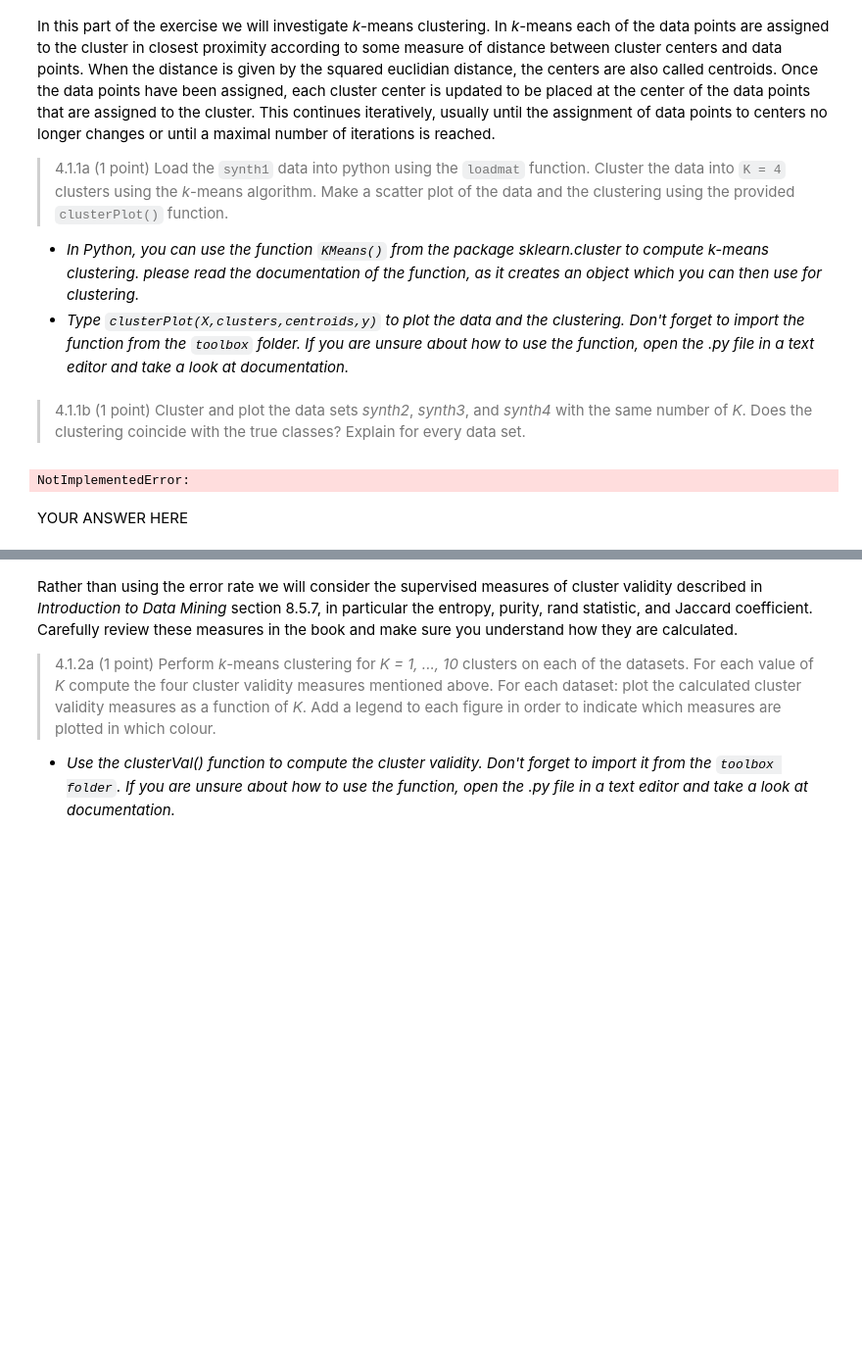
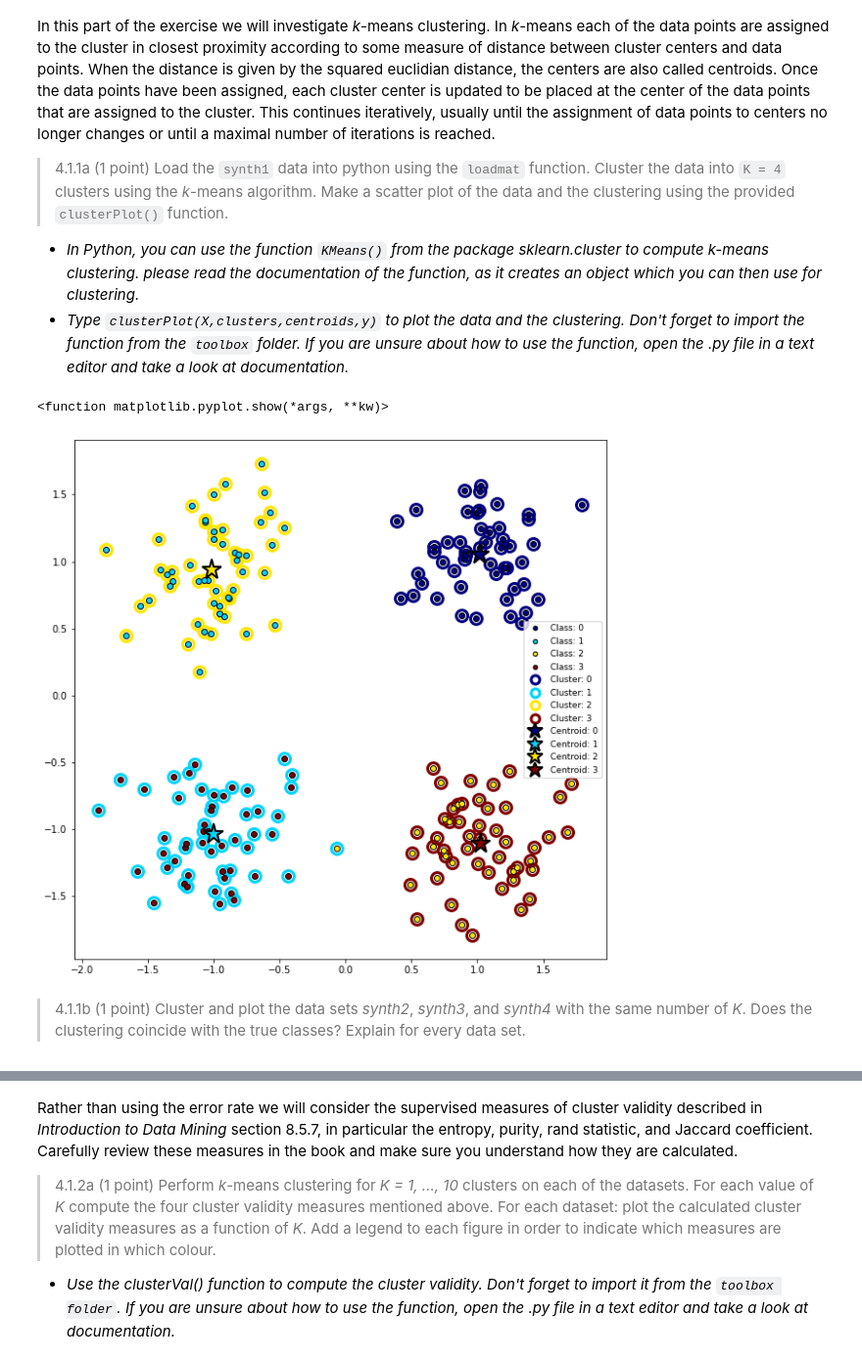
Before and after one commit to CornelisseMichael/Datamining, a Jupyter notebook: assignment_4/Assignment_4.ipynb, the cells around one changed output, grey strips where cells are left out. Shown at 98% size. Cells and saved outputs as stored; diff of their text form; code cells hidden in the pictures; blank space fills up the shorter version.

```diff
--- a/assignment_4/Assignment_4.ipynb
+++ b/assignment_4/Assignment_4.ipynb
@@ -48,21 +48,29 @@ In this part of the exercise we will investigate *k*-means clustering. In *k*-me
 # %%
 ##Answer to question 4.1.1a
 # YOUR CODE HERE
 import numpy as np
 from scipy.io import loadmat
 from sklearn.cluster import KMeans
 import matplotlib.pyplot as plt
 import sys
 sys.path.append('../')
 from toolbox.clusterPlot import clusterPlot
 from toolbox.clusterVal import clusterVal
+
+synth1 = loadmat('./data/synth1.mat')
+#print(synth1)
+
+K = KMeans(n_clusters=4).fit(synth1['X'])
+centroids = K.cluster_centers_
+clusters = K.labels_
+#print(centroids)
+#print(clusters)
+
+plt.figure(figsize = (10,10))
+clusterPlot(synth1['X'], clusters, centroids, synth1['y'])
+plt.show
+# %% [output]
+<function matplotlib.pyplot.show(*args, **kw)>
+[figure, added]
 # %% [markdown]
 > 4.1.1b (1 point) Cluster and plot the data sets *synth2*, *synth3*, and *synth4* with the same number of *K*. Does the clustering coincide with the true classes? Explain for every data set.
-# %%
-##Answer to question 4.1.1b
-# YOUR CODE HERE
-raise NotImplementedError()
-# %% [output]
-NotImplementedError:
-# %% [markdown]
-YOUR ANSWER HERE
```
Also changed, not shown: parts of 4 cells of this notebook.
